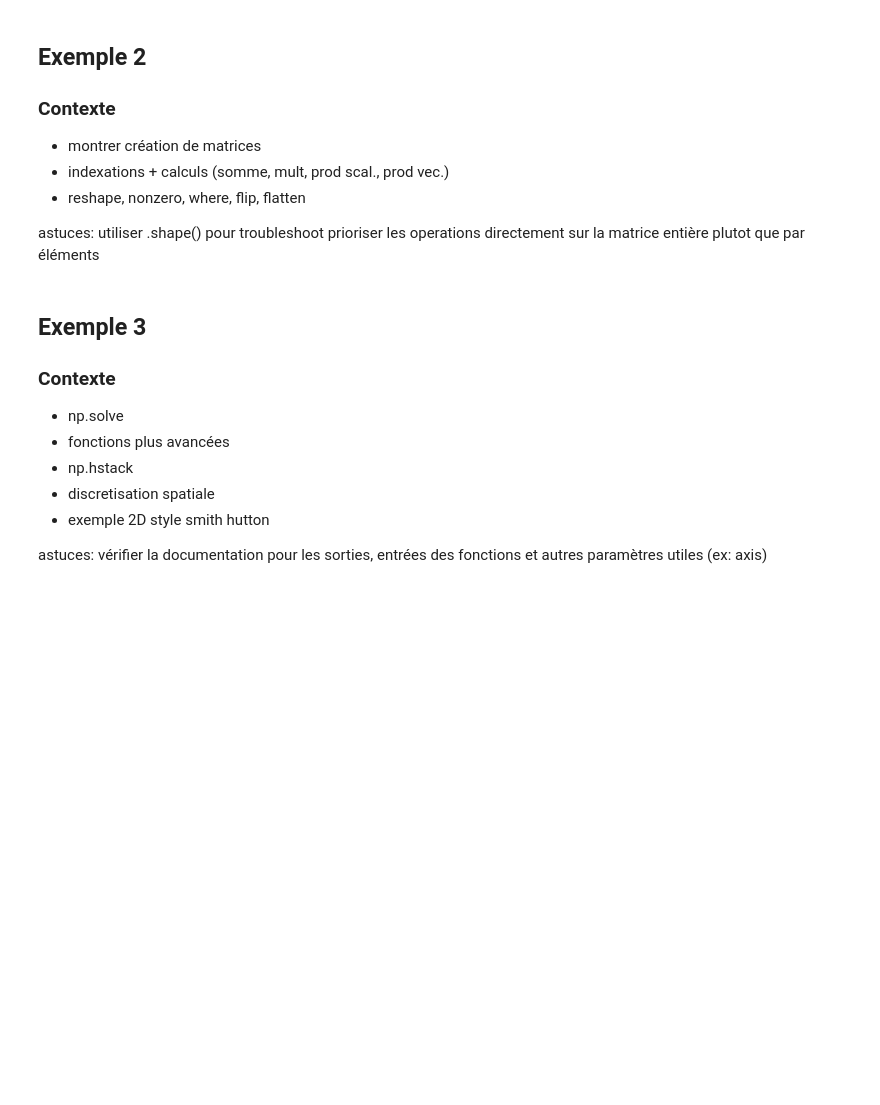
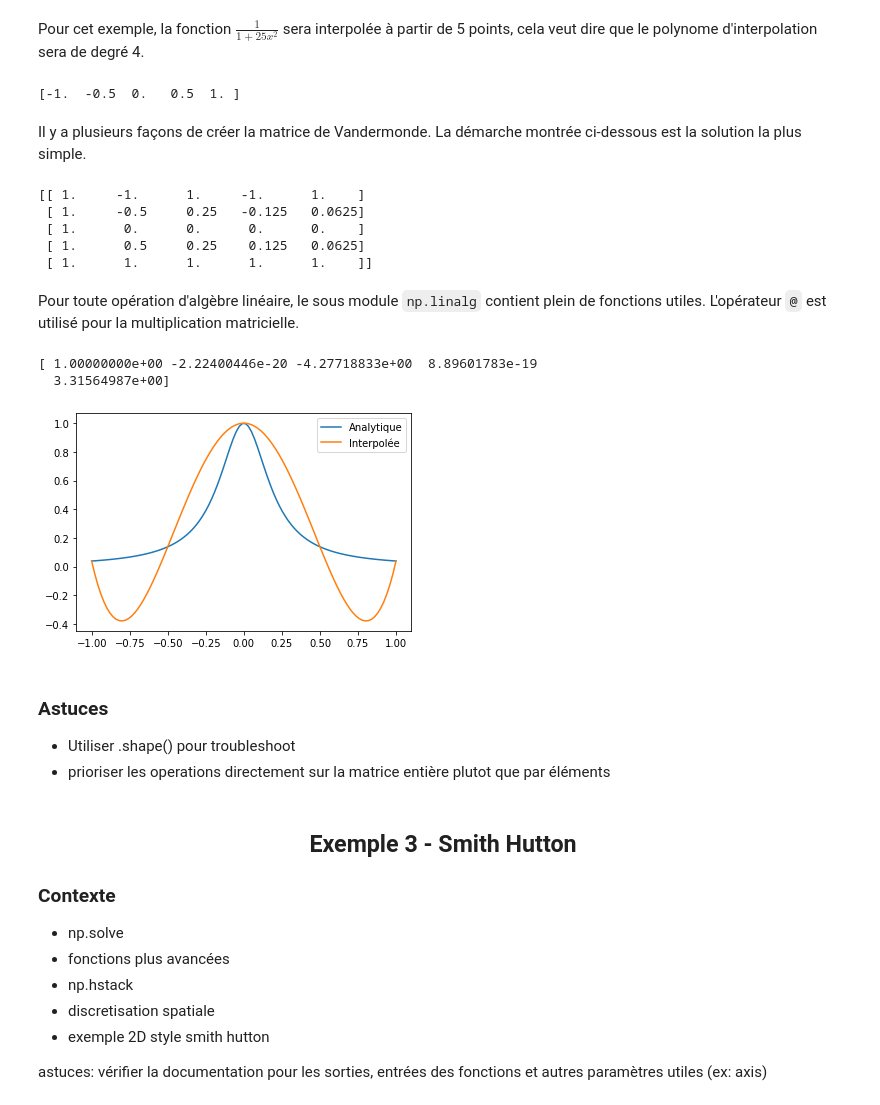
Before and after one commit to gch-poly/gch-python, a Jupyter notebook: theme2/theme2.ipynb, the cells around one changed output. Drawn from its saved outputs; the diff is of its cells as text; code cells hidden in the pictures; blank space fills up the shorter version.

```diff
--- a/theme2/theme2.ipynb
+++ b/theme2/theme2.ipynb
@@ -29,17 +162,57 @@ Consistance dans les unités
+# %% [markdown]
+Pour cet exemple, la fonction $\frac{1}{1+25x^2}$ sera interpolée à partir de 5 points, cela veut dire que le polynome d'interpolation sera de degré 4.
+# %%
+def fn(vec):
+    return 1/(1+25*vec**2)
+
+vec_xi = np.linspace(-1,1,5)
+vec_yi = fn(vec_xi)
+
+print(vec_xi)
+# %% [output]
+[-1.  -0.5  0.   0.5  1. ]
+# %% [markdown]
+Il y a plusieurs façons de créer la matrice de Vandermonde. La démarche montrée ci-dessous est la solution la plus simple.
+# %%
+mat_vdm = np.zeros((vec_xi.size, vec_xi.size)) # Créer une matrice de zéros de 5 lignes et 5 colonnes
+for i in range(vec_xi.size):
+    mat_vdm[:,i] = vec_xi**i # Remplire la ième colonne de la matrice par les éléments de vec_x^i
+
+print(mat_vdm)
+# %% [output]
+[[ 1.     -1.      1.     -1.      1.    ]
+ [ 1.     -0.5     0.25   -0.125   0.0625]
+ [ 1.      0.      0.      0.      0.    ]
+ [ 1.      0.5     0.25    0.125   0.0625]
+ [ 1.      1.      1.      1.      1.    ]]
+# %% [markdown]
+Pour toute opération d'algèbre linéaire, le sous module `np.linalg` contient plein de fonctions utiles. L'opérateur `@` est utilisé pour la multiplication matricielle.
+# %%
+vec_a = np.linalg.inv(mat_vdm) @ vec_yi # Calculer le vecteur des coefficients a
+print(vec_a)
+
+vec_x = np.linspace(-1,1,100)
+vec_y_analytique = fn(vec_x)
+vec_y_interp = np.zeros(100)
+for i in range(vec_a.size):
+    vec_y_interp += vec_a[i]*vec_x**i
+
+plt.plot(vec_x, vec_y_analytique, label='Analytique')
+plt.plot(vec_x, vec_y_interp, label='Interpolée')
+plt.legend()
+plt.show()
+# %% [output]
+[ 1.00000000e+00 -2.22400446e-20 -4.27718833e+00  8.89601783e-19
+  3.31564987e+00]
+[figure, added]
 # %% [markdown]
-## Exemple 2
+### Astuces
 
-### Contexte
 
-- montrer création de matrices
-- indexations + calculs (somme, mult, prod scal., prod vec.)
-- reshape, nonzero, where, flip, flatten
-
-astuces:
-utiliser .shape() pour troubleshoot
-prioriser les operations directement sur la matrice entière plutot que par éléments
+- Utiliser .shape() pour troubleshoot
+- prioriser les operations directement sur la matrice entière plutot que par éléments
 # %% [markdown]
-## Exemple 3
+<center><h2> Exemple 3 - Smith Hutton </h2></center>
 
 ### Contexte
 
```
Also changed, not shown: parts of 15 cells of this notebook, 1 other file.
